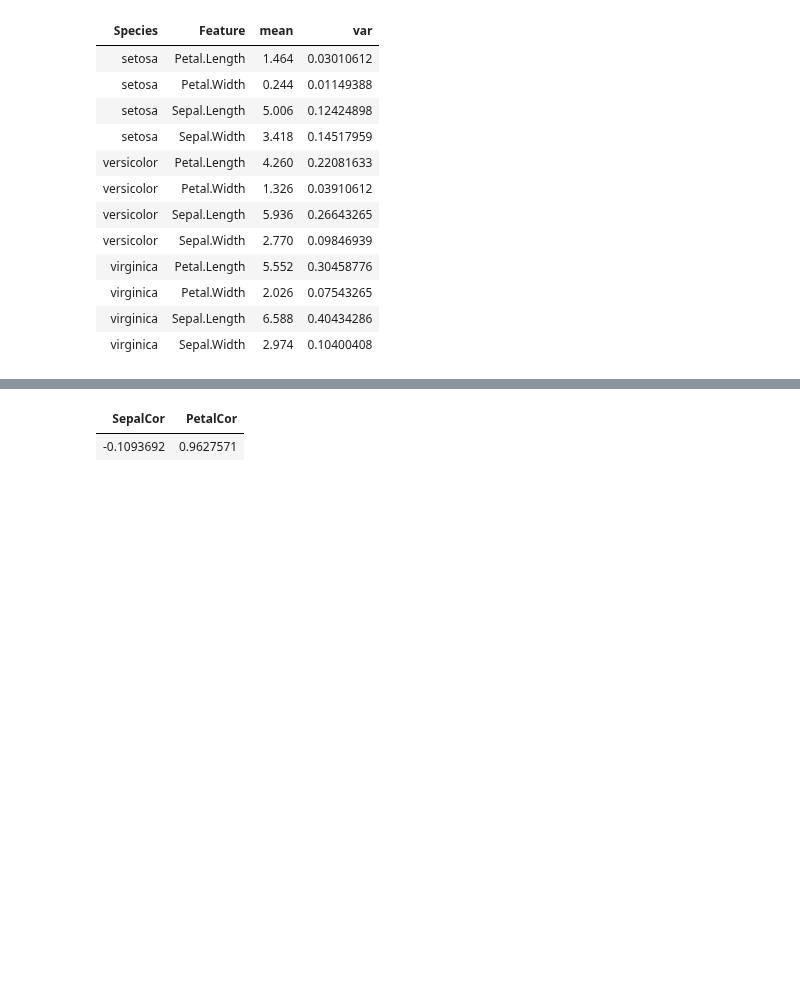
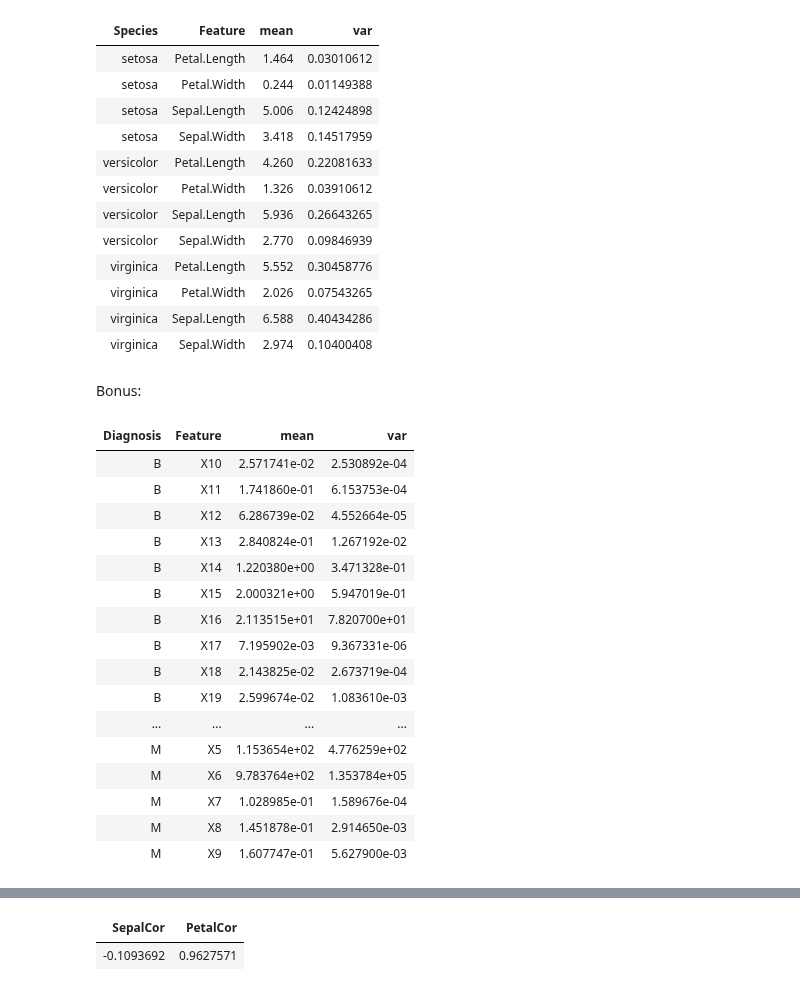
Before and after one commit to AaltoSciComp/data-analysis-workflows-course, a Jupyter notebook: r_exercises/ch3-r-ex1-solution.ipynb, the cells around one changed output, grey strips where cells are left out. Cells and saved outputs as stored; diff of their text form; code cells hidden in the pictures; blank space fills up the shorter version.

Commit message:
ch3-r-ex1: Added bonus question solution

```diff
--- a/r_exercises/ch3-r-ex1-solution.ipynb
+++ b/r_exercises/ch3-r-ex1-solution.ipynb
@@ -75,12 +75,11 @@ iris_data <- load_iris('../data/iris.data')
 load_wdbc <- function(wdbc_data_file) {
     wdbc_data <- read_csv(wdbc_data_file, col_names=FALSE) %>%
         select(-X1) %>%
-        mutate(X2=as.factor(X2)) %>%
-        rename(Diagosis=X2)
+        rename(Diagnosis=X2)
     return(wdbc_data)
 }
 
-wdbc <- load_wdbc('../data/wdbc.data')
+wdbc_data <- load_wdbc('../data/wdbc.data')
 # %% [output]
 Parsed with column specification:
 cols(
@@ -125,6 +124,42 @@ iris_stats
 | virginica | Petal.Width | 2.026 | 0.07543265 |
 | virginica | Sepal.Length | 6.588 | 0.40434286 |
 | virginica | Sepal.Width | 2.974 | 0.10400408 |
+# %% [markdown]
+Bonus:
+# %%
+get_statistics <- function(dataset, group_variable) {
+    result_dataset <- dataset %>%
+        group_by_at(c(group_variable)) %>%
+        summarize_all(c(mean=mean,var=var))
+
+    result_dataset <- result_dataset %>%
+        group_by_at(c(group_variable)) %>%
+        gather(-c(group_variable), key='Feature', value='Value') %>%
+        extract(Feature, 'Statistic', regex='_(.*)', remove=FALSE) %>%
+        mutate(Feature=str_replace(Feature, '_.*', '')) %>%
+        spread(Statistic, Value)
+    return(result_dataset)
+}
+
+get_statistics(wdbc_data, 'Diagnosis')
+# %% [output]
+| Diagnosis | Feature | mean | var |
+| B | X10 | 2.571741e-02 | 2.530892e-04 |
+| B | X11 | 1.741860e-01 | 6.153753e-04 |
+| B | X12 | 6.286739e-02 | 4.552664e-05 |
+| B | X13 | 2.840824e-01 | 1.267192e-02 |
+| B | X14 | 1.220380e+00 | 3.471328e-01 |
+| B | X15 | 2.000321e+00 | 5.947019e-01 |
+| B | X16 | 2.113515e+01 | 7.820700e+01 |
+| B | X17 | 7.195902e-03 | 9.367331e-06 |
+| B | X18 | 2.143825e-02 | 2.673719e-04 |
+| B | X19 | 2.599674e-02 | 1.083610e-03 |
+| ... | ... | ... | ... |
+| M | X5 | 1.153654e+02 | 4.776259e+02 |
+| M | X6 | 9.783764e+02 | 1.353784e+05 |
+| M | X7 | 1.028985e-01 | 1.589676e-04 |
+| M | X8 | 1.451878e-01 | 2.914650e-03 |
+| M | X9 | 1.607747e-01 | 5.627900e-03 |
 # %% [markdown]
 ## Problem 2
 
```
Also changed, not shown: parts of 1 cell of this notebook.
